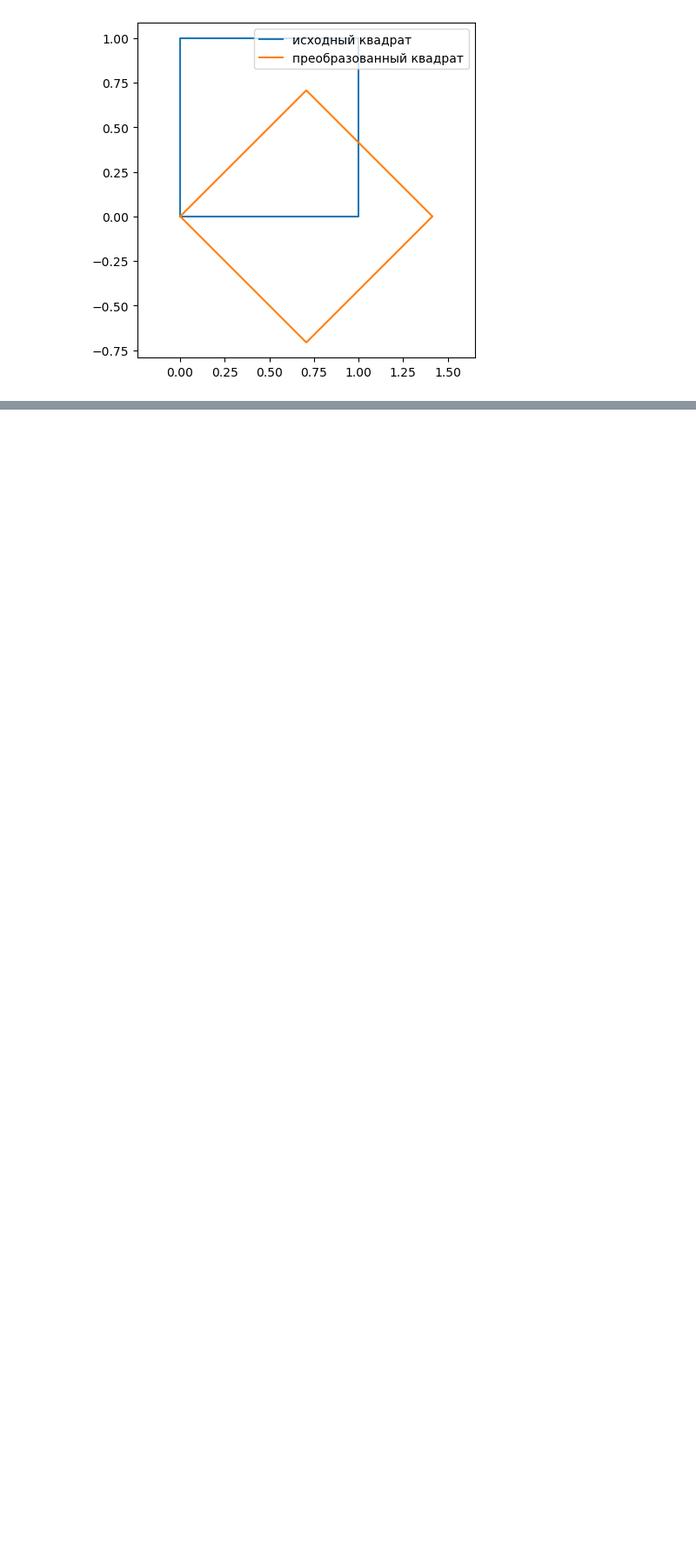
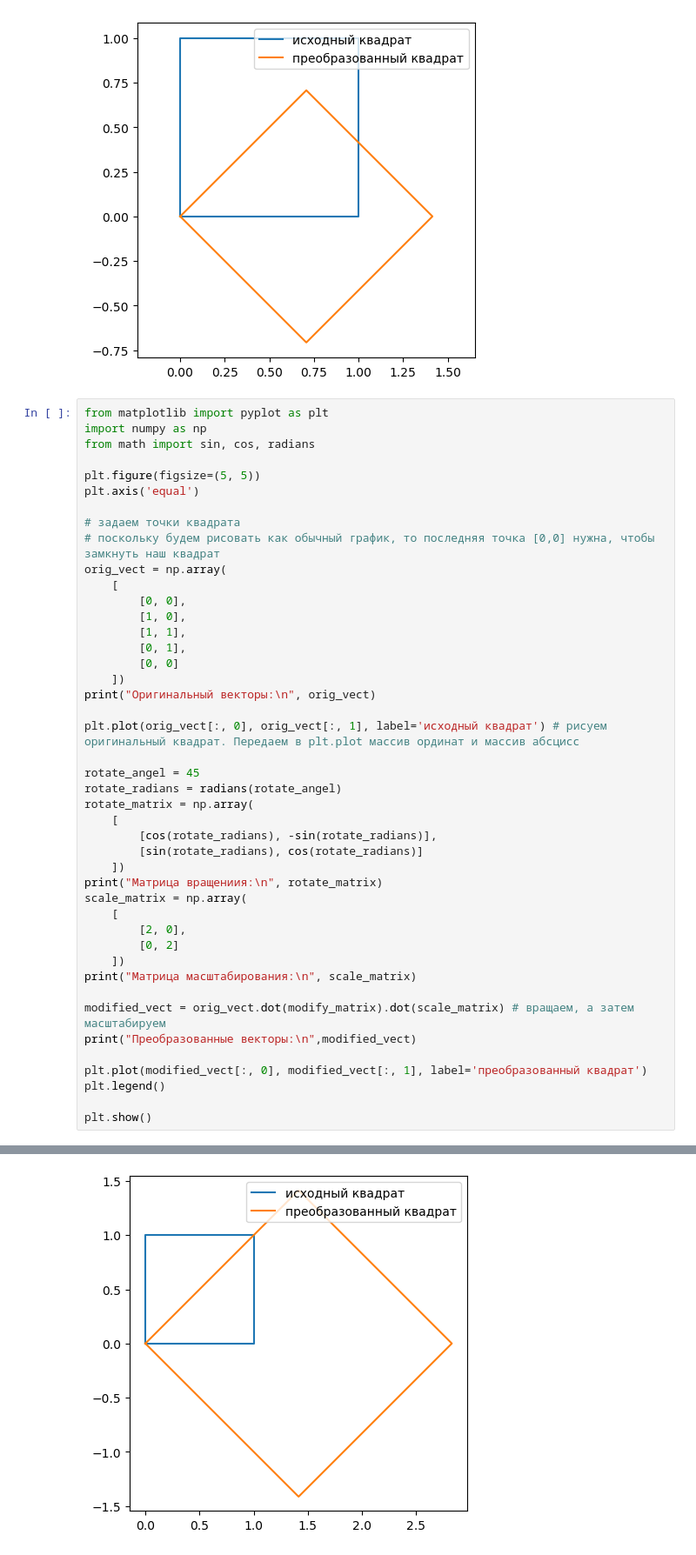
Before and after one commit to format007/jupiter_notebooks, a Jupyter notebook: vect_modify.ipynb, the cells around one changed output, grey strips where cells are left out. Shown: that part at 87% size. Drawn from its saved outputs; the diff is of its cells as text; blank space fills up the shorter version.

Commit message:
Update vect_modify.ipynb
+ rotate and modify

```diff
--- a/vect_modify.ipynb
+++ b/vect_modify.ipynb
@@ -186,3 +186,48 @@ plt.show()
  [ 7.07106781e-01  7.07106781e-01]
  [ 0.00000000e+00  0.00000000e+00]]
 [figure]
+# %%
+from matplotlib import pyplot as plt
+import numpy as np
+from math import sin, cos, radians
+
+plt.figure(figsize=(5, 5))
+plt.axis('equal')
+
+# задаем точки квадрата
+# поскольку будем рисовать как обычный график, то последняя точка [0,0] нужна, чтобы замкнуть наш квадрат
+orig_vect = np.array(
+    [
+        [0, 0],
+        [1, 0],
+        [1, 1],
+        [0, 1],
+        [0, 0]
+    ])
+print("Оригинальный векторы:\n", orig_vect)
+
+plt.plot(orig_vect[:, 0], orig_vect[:, 1], label='исходный квадрат') # рисуем оригинальный квадрат. Передаем в plt.plot массив ординат и массив абсцисс
+
+rotate_angel = 45
+rotate_radians = radians(rotate_angel)
+rotate_matrix = np.array(
+    [
+        [cos(rotate_radians), -sin(rotate_radians)],
+        [sin(rotate_radians), cos(rotate_radians)]
+    ])
+print("Матрица вращениия:\n", rotate_matrix)
+scale_matrix = np.array(
+    [
+        [2, 0],
+        [0, 2]
+    ])
+print("Матрица масштабирования:\n", scale_matrix)
+
+modified_vect = orig_vect.dot(modify_matrix).dot(scale_matrix) # вращаем, а затем масштабируем
+print("Преобразованные векторы:\n",modified_vect)
+
+plt.plot(modified_vect[:, 0], modified_vect[:, 1], label='преобразованный квадрат')
+plt.legend()
+
+plt.show()
+# %% [output]
@@ -188,0 +252 @@ plt.show()
+[figure, added]
```
Also changed, not shown: parts of 1 cell of this notebook.
